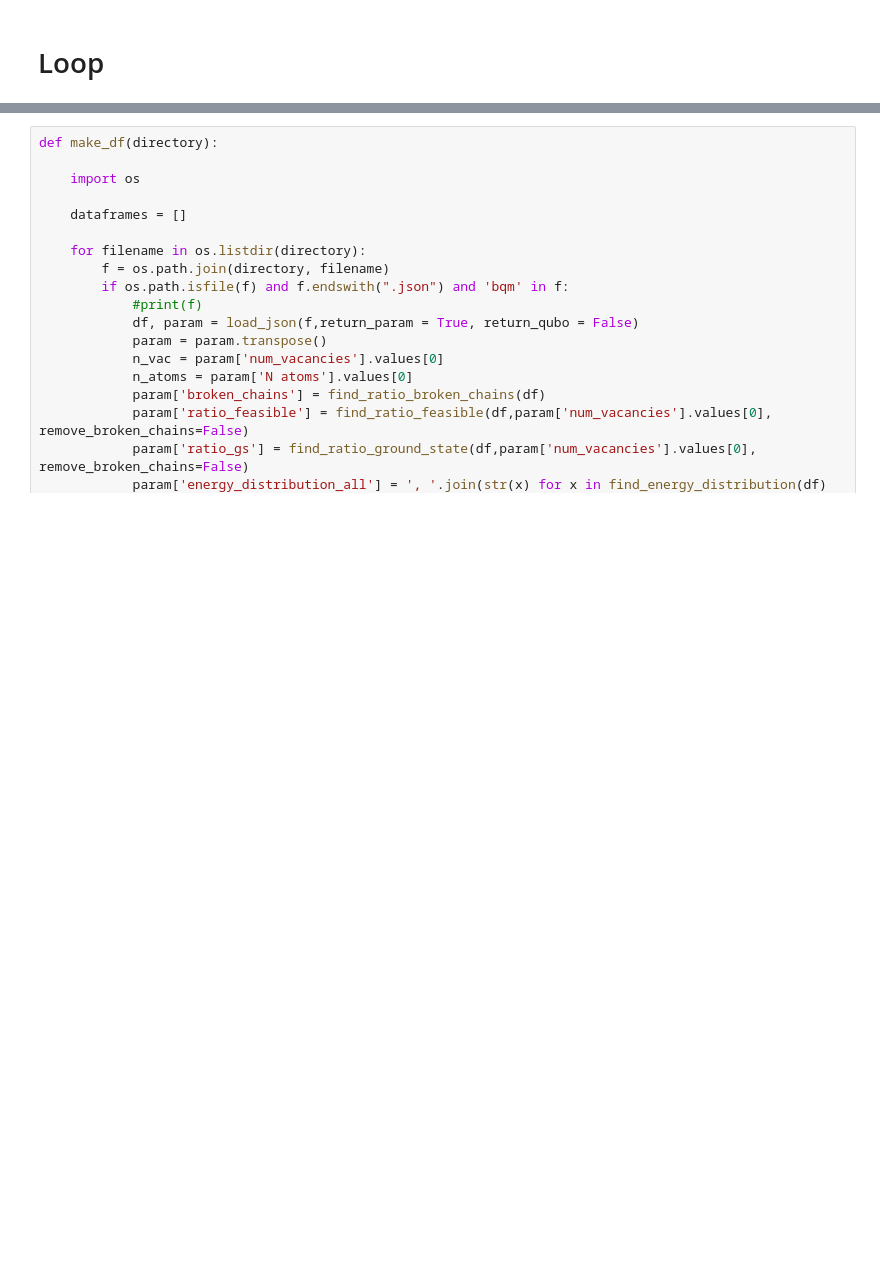
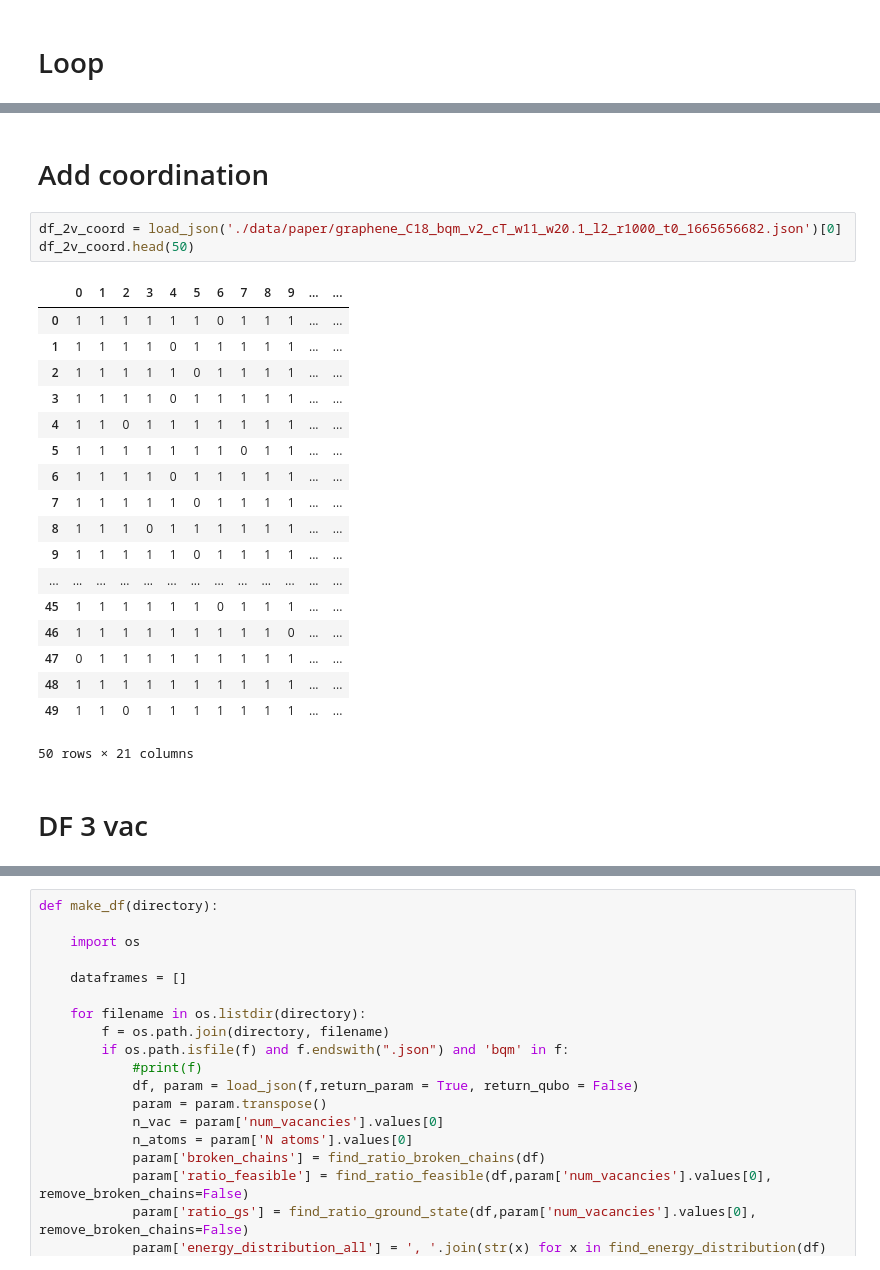
Before and after one commit to cmc-ucl/quantum_computing, a Jupyter notebook: Tutorial_paper.ipynb, the cells around one changed output, grey strips where cells are left out. Cells and saved outputs as stored; diff of their text form; blank space fills up the shorter version.

```diff
--- a/Tutorial_paper.ipynb
+++ b/Tutorial_paper.ipynb
@@ -296,0 +510,26 @@ sampleset.to_pandas_dataframe()
+# %% [markdown]
+# Add coordination
+# %%
+df_2v_coord = load_json('./data/paper/graphene_C18_bqm_v2_cT_w11_w20.1_l2_r1000_t0_1665656682.json')[0]
+df_2v_coord.head(50)
+# %% [output]
+|  | 0 | 1 | 2 | 3 | 4 | 5 | 6 | 7 | 8 | 9 | ... | ... |
+| 0 | 1 | 1 | 1 | 1 | 1 | 1 | 0 | 1 | 1 | 1 | ... | ... |
+| 1 | 1 | 1 | 1 | 1 | 0 | 1 | 1 | 1 | 1 | 1 | ... | ... |
+| 2 | 1 | 1 | 1 | 1 | 1 | 0 | 1 | 1 | 1 | 1 | ... | ... |
+| 3 | 1 | 1 | 1 | 1 | 0 | 1 | 1 | 1 | 1 | 1 | ... | ... |
+| 4 | 1 | 1 | 0 | 1 | 1 | 1 | 1 | 1 | 1 | 1 | ... | ... |
+| 5 | 1 | 1 | 1 | 1 | 1 | 1 | 1 | 0 | 1 | 1 | ... | ... |
+| 6 | 1 | 1 | 1 | 1 | 0 | 1 | 1 | 1 | 1 | 1 | ... | ... |
+| 7 | 1 | 1 | 1 | 1 | 1 | 0 | 1 | 1 | 1 | 1 | ... | ... |
+| 8 | 1 | 1 | 1 | 0 | 1 | 1 | 1 | 1 | 1 | 1 | ... | ... |
+| 9 | 1 | 1 | 1 | 1 | 1 | 0 | 1 | 1 | 1 | 1 | ... | ... |
+| ... | ... | ... | ... | ... | ... | ... | ... | ... | ... | ... | ... | ... |
+| 45 | 1 | 1 | 1 | 1 | 1 | 1 | 0 | 1 | 1 | 1 | ... | ... |
+| 46 | 1 | 1 | 1 | 1 | 1 | 1 | 1 | 1 | 1 | 0 | ... | ... |
+| 47 | 0 | 1 | 1 | 1 | 1 | 1 | 1 | 1 | 1 | 1 | ... | ... |
+| 48 | 1 | 1 | 1 | 1 | 1 | 1 | 1 | 1 | 1 | 1 | ... | ... |
+| 49 | 1 | 1 | 0 | 1 | 1 | 1 | 1 | 1 | 1 | 1 | ... | ... |
+50 rows × 21 columns
+# %% [markdown]
+# DF 3 vac
```
Also changed, not shown: parts of 58 cells of this notebook.
